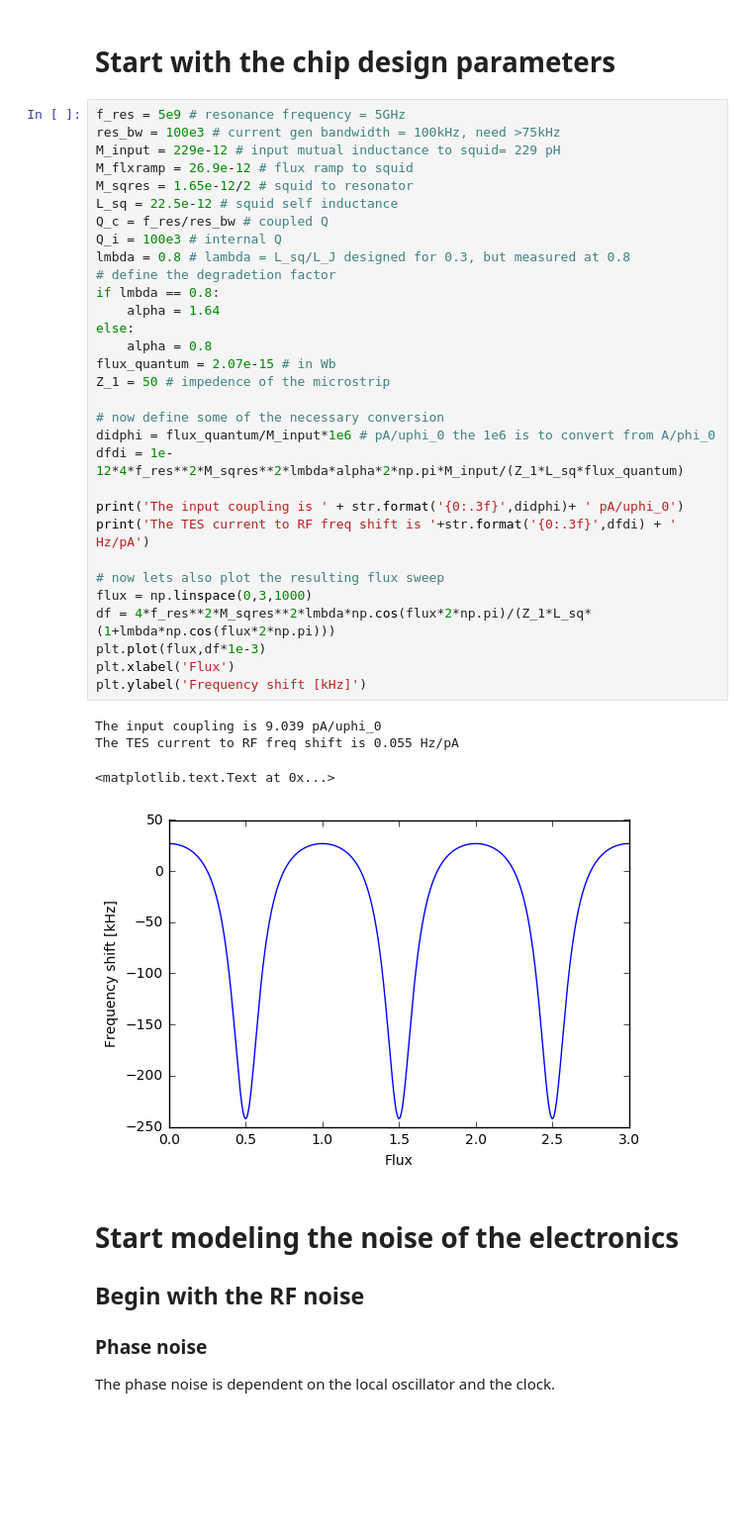
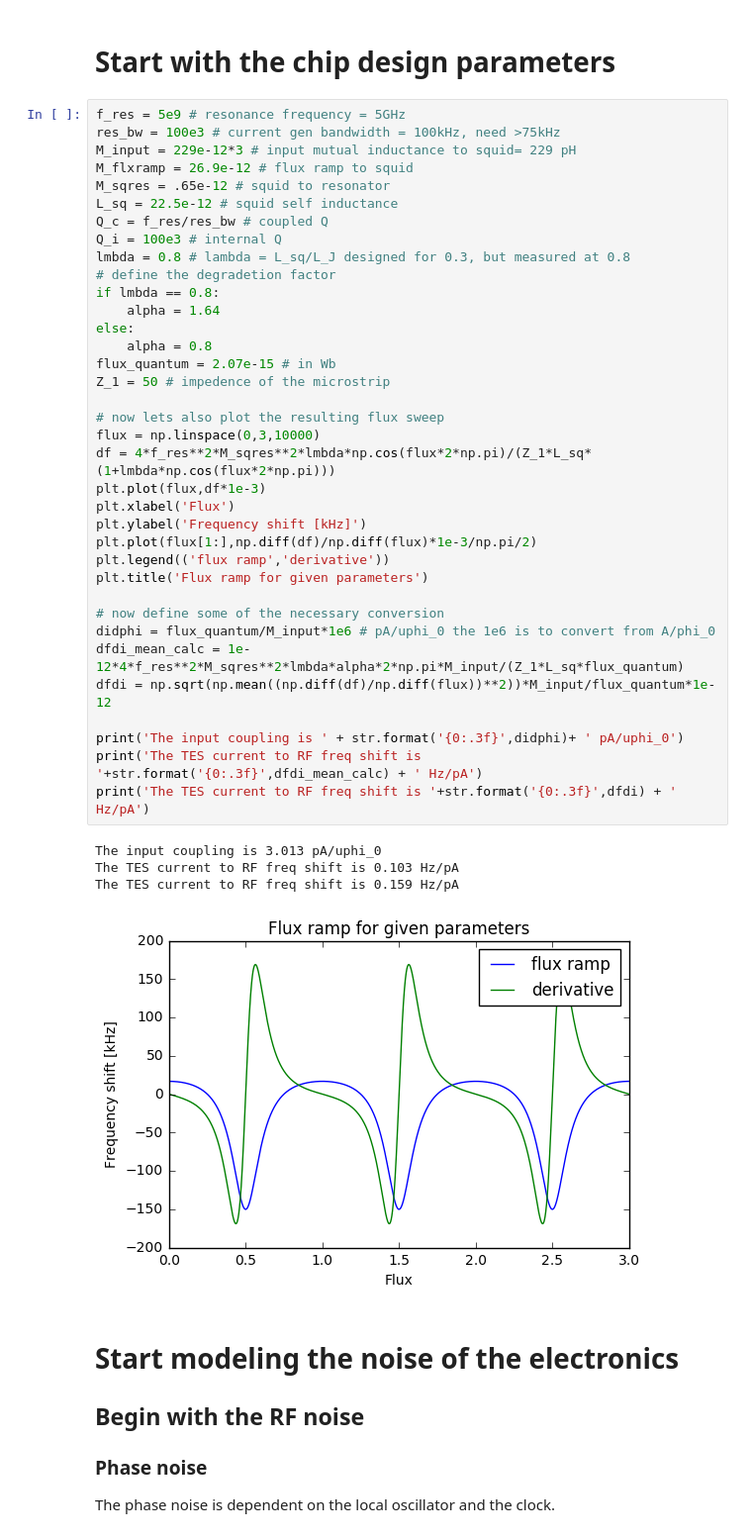
Before and after one commit to sairyann/umux, a Jupyter notebook: Readout noise model.ipynb, the cells around one changed output. Shown at 99% size. Drawn from its saved outputs; the diff is of its cells as text; blank space fills up the shorter version.

```diff
--- a/Readout noise model.ipynb
+++ b/Readout noise model.ipynb
@@ -12,39 +12,44 @@ import pandas as pd
 # %%
 f_res = 5e9 # resonance frequency = 5GHz
 res_bw = 100e3 # current gen bandwidth = 100kHz, need >75kHz
-M_input = 229e-12 # input mutual inductance to squid= 229 pH
+M_input = 229e-12*3 # input mutual inductance to squid= 229 pH
 M_flxramp = 26.9e-12 # flux ramp to squid
-M_sqres = 1.65e-12/2 # squid to resonator
+M_sqres = .65e-12 # squid to resonator
 L_sq = 22.5e-12 # squid self inductance
 Q_c = f_res/res_bw # coupled Q
 Q_i = 100e3 # internal Q
 lmbda = 0.8 # lambda = L_sq/L_J designed for 0.3, but measured at 0.8
 # define the degradetion factor
 if lmbda == 0.8:
     alpha = 1.64
 else:
     alpha = 0.8
 flux_quantum = 2.07e-15 # in Wb
 Z_1 = 50 # impedence of the microstrip
 
-# now define some of the necessary conversion
-didphi = flux_quantum/M_input*1e6 # pA/uphi_0 the 1e6 is to convert from A/phi_0
-dfdi = 1e-12*4*f_res**2*M_sqres**2*lmbda*alpha*2*np.pi*M_input/(Z_1*L_sq*flux_quantum)
-
-print('The input coupling is ' + str.format('{0:.3f}',didphi)+ ' pA/uphi_0')
-print('The TES current to RF freq shift is '+str.format('{0:.3f}',dfdi) + ' Hz/pA')
-
 # now lets also plot the resulting flux sweep
-flux = np.linspace(0,3,1000)
+flux = np.linspace(0,3,10000)
 df = 4*f_res**2*M_sqres**2*lmbda*np.cos(flux*2*np.pi)/(Z_1*L_sq*(1+lmbda*np.cos(flux*2*np.pi)))
 plt.plot(flux,df*1e-3)
 plt.xlabel('Flux')
 plt.ylabel('Frequency shift [kHz]')
+plt.plot(flux[1:],np.diff(df)/np.diff(flux)*1e-3/np.pi/2)
+plt.legend(('flux ramp','derivative'))
+plt.title('Flux ramp for given parameters')
+
+# now define some of the necessary conversion
+didphi = flux_quantum/M_input*1e6 # pA/uphi_0 the 1e6 is to convert from A/phi_0
+dfdi_mean_calc = 1e-12*4*f_res**2*M_sqres**2*lmbda*alpha*2*np.pi*M_input/(Z_1*L_sq*flux_quantum)
+dfdi = np.sqrt(np.mean((np.diff(df)/np.diff(flux))**2))*M_input/flux_quantum*1e-12
+
+print('The input coupling is ' + str.format('{0:.3f}',didphi)+ ' pA/uphi_0')
+print('The TES current to RF freq shift is '+str.format('{0:.3f}',dfdi_mean_calc) + ' Hz/pA')
+print('The TES current to RF freq shift is '+str.format('{0:.3f}',dfdi) + ' Hz/pA')
 # %% [output]
-The input coupling is 9.039 pA/uphi_0
-The TES current to RF freq shift is 0.055 Hz/pA
+The input coupling is 3.013 pA/uphi_0
+The TES current to RF freq shift is 0.103 Hz/pA
+The TES current to RF freq shift is 0.159 Hz/pA
-<matplotlib.text.Text at 0x...>
-[figure, old version]
+[figure, new version]
 # %% [markdown]
 # Start modeling the noise of the electronics
 ## Begin with the RF noise
```
Also changed, not shown: parts of 2 cells of this notebook, 1 other file.
